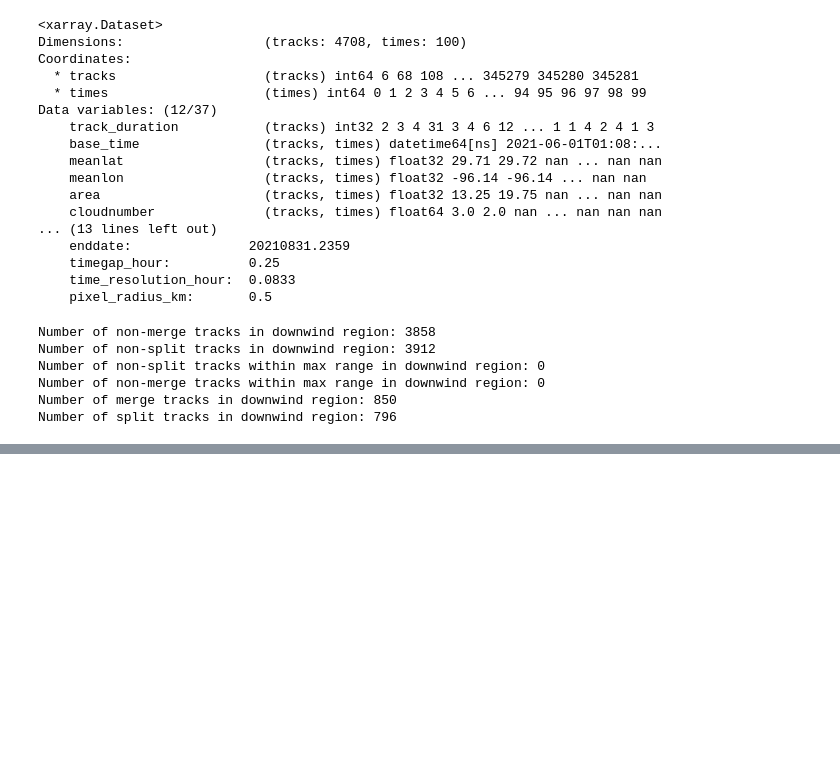
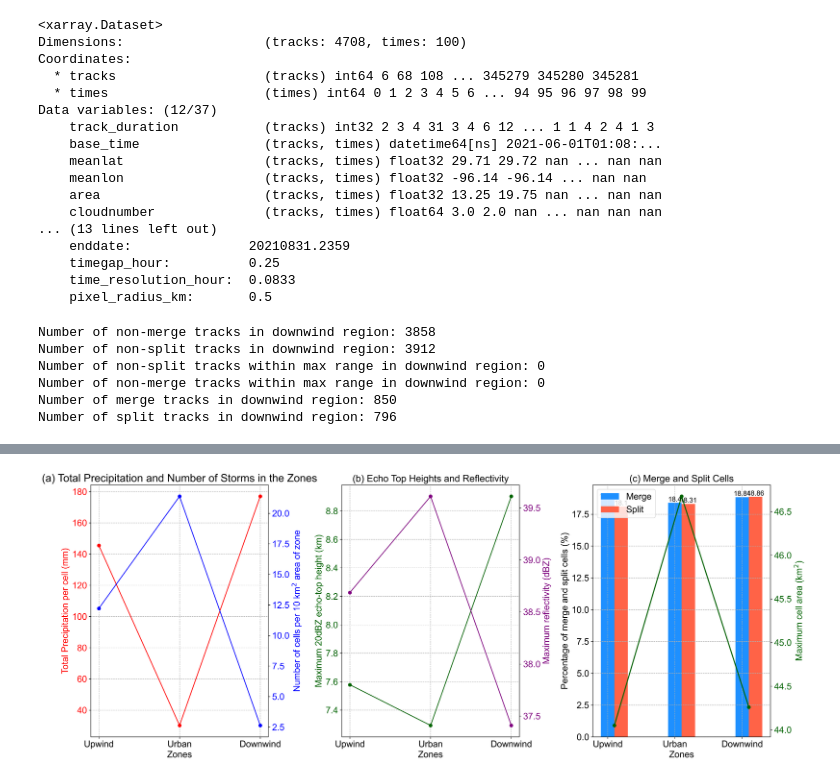
Before and after one commit to oluwafemiomitusa/Geospatial-Analysis, a Jupyter notebook: Second_part/Jupyter Notebooks/New/more_statistics.ipynb, the cells around one changed output, grey strips where cells are left out. Saved outputs shown, nothing was run; the diff lists cells and outputs as text; code cells hidden in the pictures; blank space fills up the shorter version.

```diff
--- a/Second_part/Jupyter Notebooks/New/more_statistics.ipynb
+++ b/Second_part/Jupyter Notebooks/New/more_statistics.ipynb
@@ -514,3 +530,64 @@ plt.show()
+# %%
+import matplotlib.pyplot as plt
+import numpy as np
+
+# Sample data for demonstration purposes
+# Replace these with your actual data
+categories = ['Upwind', 'Urban', 'Downwind']
+
+fig, axs = plt.subplots(1, 3, figsize=(20, 8), dpi=300)  # Adjust the figsize as needed
+
+# First subplot
+ax1 = axs[0]
+ax1.plot(categories, values, marker='o', color='red')
+ax1.set_title('(a) Total Precipitation and Number of Storms in the Zones')
+ax1.set_xlabel('Zones')
+ax1.set_ylabel('Total Precipitation per cell (mm)', color="red")
+ax1.grid(ls='--')
+ax1.tick_params(axis='y', labelcolor='red')
+ax1b = ax1.twinx()
+ax1b.plot(categories, storms_values, marker='o', color='blue')
+ax1b.set_ylabel('Number of cells per 10 km$^2$ area of zone', color='blue')
+ax1b.tick_params(axis='y', labelcolor='blue')
+
+# Second subplot
+ax2 = axs[1]
+ax2.plot(categories, eth20, marker='o', color='darkgreen')
+ax2.set_title('(b) Echo Top Heights and Reflectivity', fontsize=18)
+ax2.set_xlabel('Zones')
+ax2.set_ylabel('Maximum 20dBZ echo-top height (km)', color="darkgreen")
+ax2.tick_params(axis='y', labelcolor='darkgreen')
+ax2.grid(ls='--')
+ax2b = ax2.twinx()
+ax2b.plot(categories, dbz, marker='o', color='purple')
+ax2b.set_ylabel('Maximum reflectivity (dBZ)', color='purple')
+ax2b.tick_params(axis='y', labelcolor='purple')
+
+# Third subplot
+ax3 = axs[2]
+bar_width = 0.2  # Adjust this value to make the bars thinner
+ax3.bar(categories, merge, color='dodgerblue', width=bar_width, label='Merge')
+for i, val in enumerate(merge):
+    ax3.text(i, val, round(val, 2), va='bottom', ha='center', fontsize=13)
+ax3.bar(np.arange(len(categories)) + bar_width, split, color='tomato', width=bar_width, label='Split')
+ax3.set_title('(c) Merge and Split Cells', fontsize=18 )
+ax3.set_xlabel('Zones')
+ax3.set_ylabel('Percentage of merge and split cells (%)')
+for i, val in enumerate(split):
+    ax3.text(i + bar_width, val, round(val, 2), va='bottom', ha='center', fontsize=13)
+ax3.legend(loc='upper left')
+ax3.grid(ls='--')
+ax3b = ax3.twinx()
+marker_positions = np.arange(len(categories)) + bar_width / 2  # Adjust marker position to align with bar centers
+ax3b.plot(marker_positions, maxarea, marker='o', color='darkgreen', linestyle='-', linewidth=2)
+ax3b.set_ylabel('Maximum cell area (km$^2$)', color='darkgreen')
+ax3b.tick_params(axis='y', labelcolor='darkgreen')
+
+# Adjust the layout and show the plot
+plt.tight_layout()
+plt.show()
+# %% [output]
+[figure, added]
 # %%
 cells_urban = []
 indices_urban = []
```
Also changed, not shown: parts of 8 cells of this notebook.
